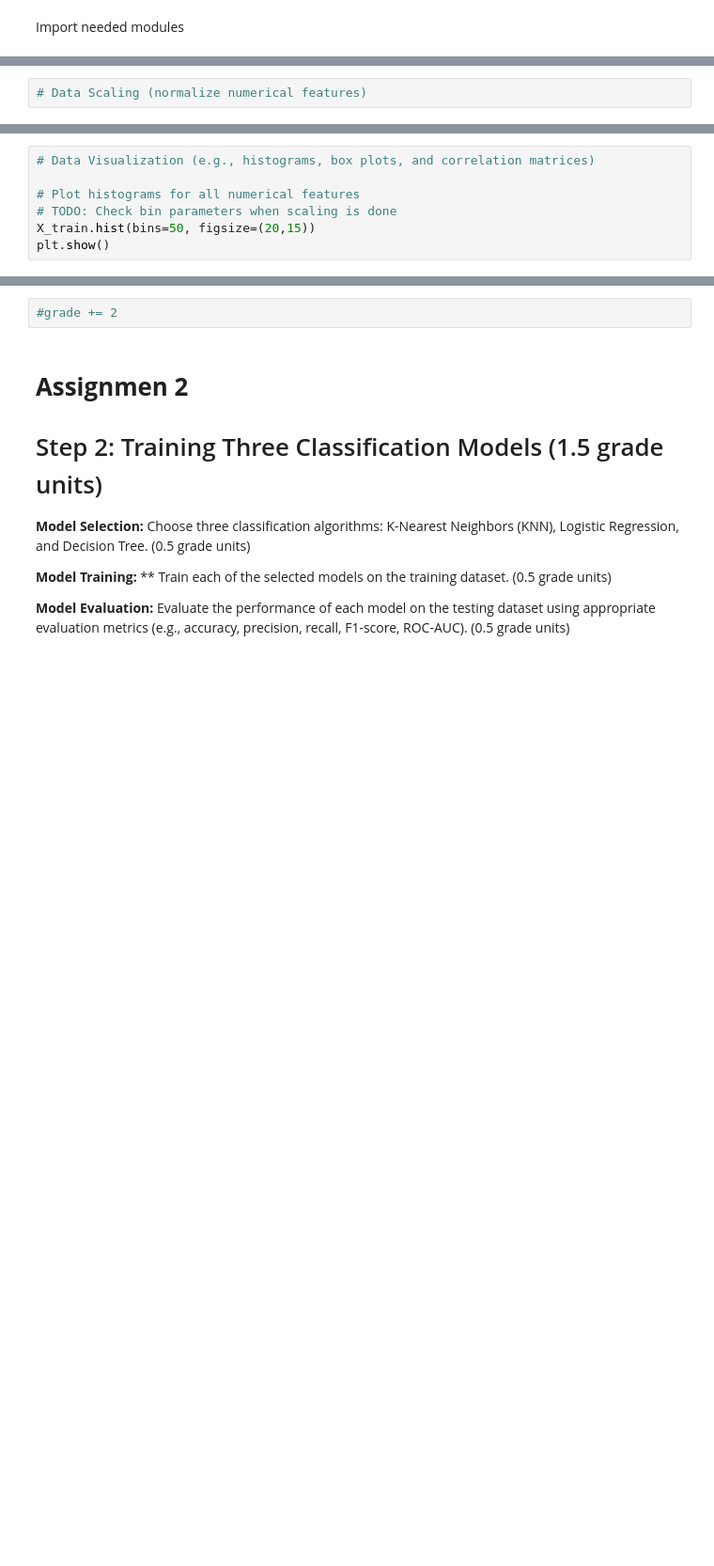
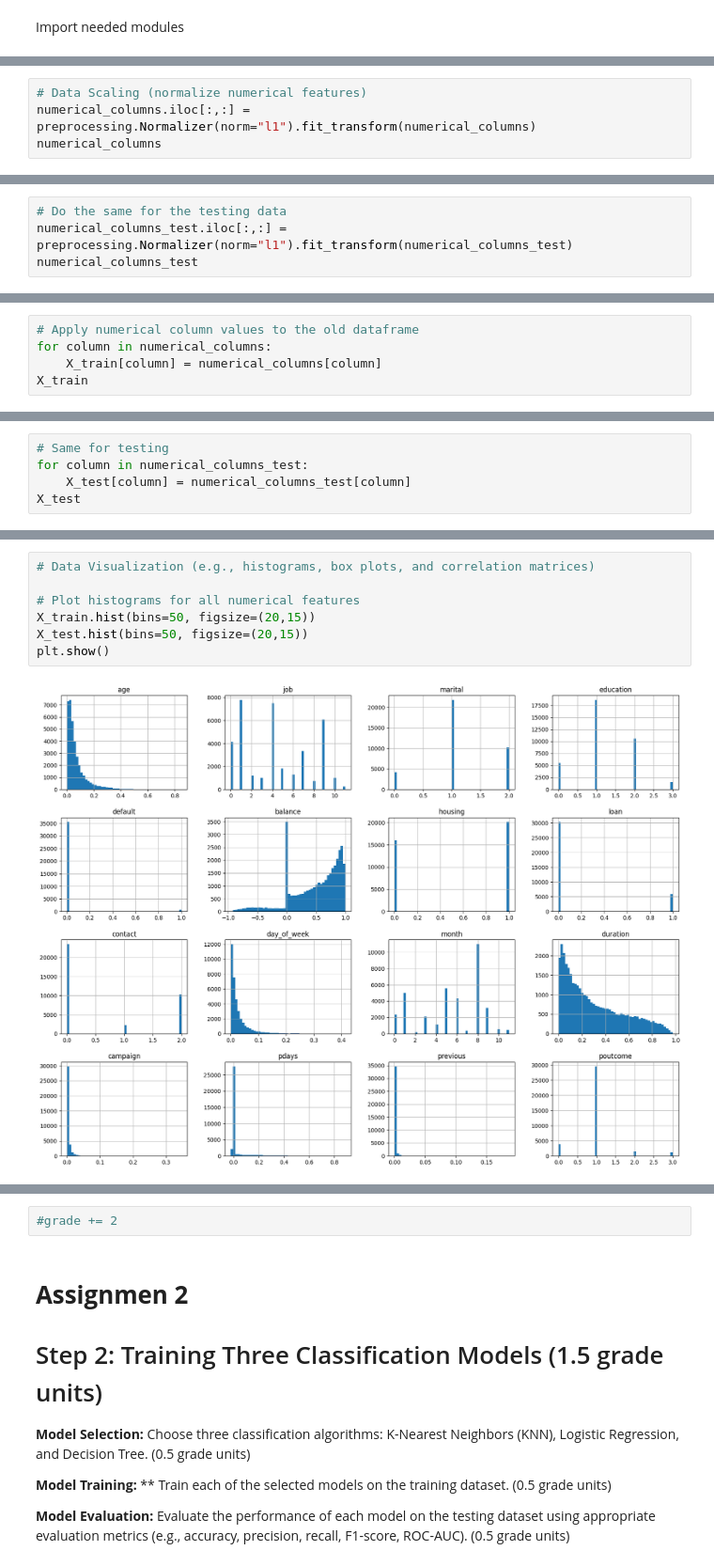
Before and after one commit to MikaVilpo/TUAS-IntroDataAndAI, a Jupyter notebook: DEAI_Assignment 1.ipynb, the cells around one changed output, grey strips where cells are left out. Shown at 94% size. Drawn from its saved outputs; the diff is of its cells as text; blank space fills up the shorter version.

```diff
--- a/DEAI_Assignment 1.ipynb
+++ b/DEAI_Assignment 1.ipynb
@@ -275,2 +384,4 @@ print(one_hot_encoded_data)
 # %%
 # Data Scaling (normalize numerical features)
+numerical_columns.iloc[:,:] = preprocessing.Normalizer(norm="l1").fit_transform(numerical_columns)
+numerical_columns
@@ -276,0 +406,4 @@ print(one_hot_encoded_data)
+# %%
+# Do the same for the testing data
+numerical_columns_test.iloc[:,:] = preprocessing.Normalizer(norm="l1").fit_transform(numerical_columns_test)
+numerical_columns_test
@@ -276,0 +426,5 @@ print(one_hot_encoded_data)
+# %%
+# Apply numerical column values to the old dataframe
+for column in numerical_columns:
+    X_train[column] = numerical_columns[column]
+X_train
@@ -276,0 +445,5 @@ print(one_hot_encoded_data)
+# %%
+# Same for testing
+for column in numerical_columns_test:
+    X_test[column] = numerical_columns_test[column]
+X_test
@@ -277,7 +464,9 @@ print(one_hot_encoded_data)
 # %%
 # Data Visualization (e.g., histograms, box plots, and correlation matrices)
 
 # Plot histograms for all numerical features
-# TODO: Check bin parameters when scaling is done
 X_train.hist(bins=50, figsize=(20,15))
+X_test.hist(bins=50, figsize=(20,15))
 plt.show()
+# %% [output]
+[figure, added]
```
Also changed, not shown: parts of 22 cells of this notebook.
